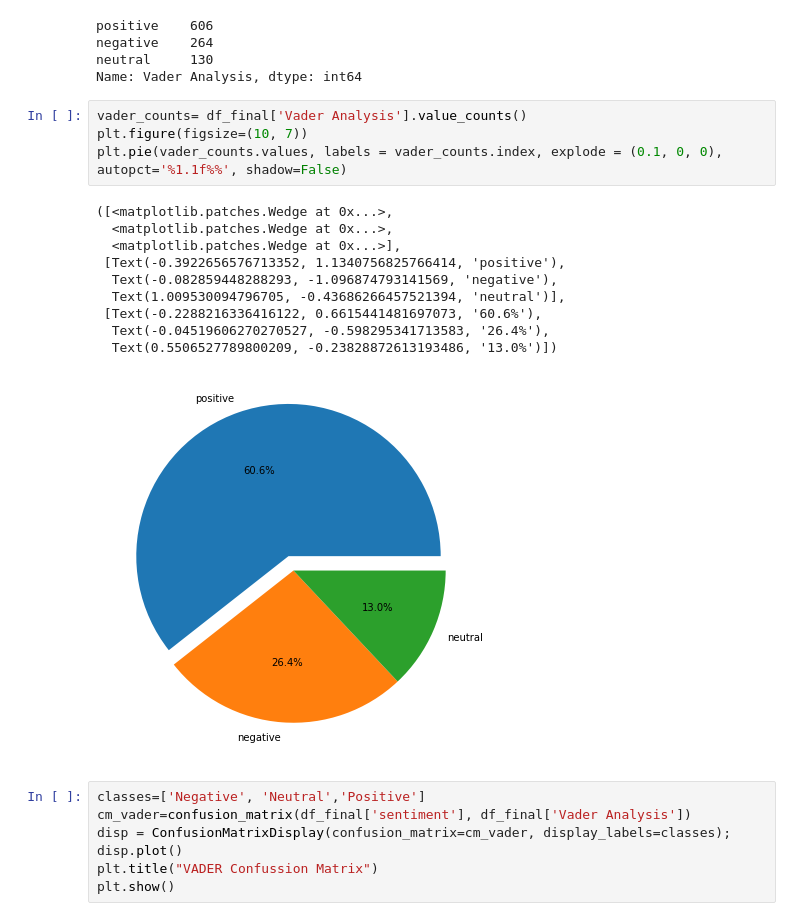
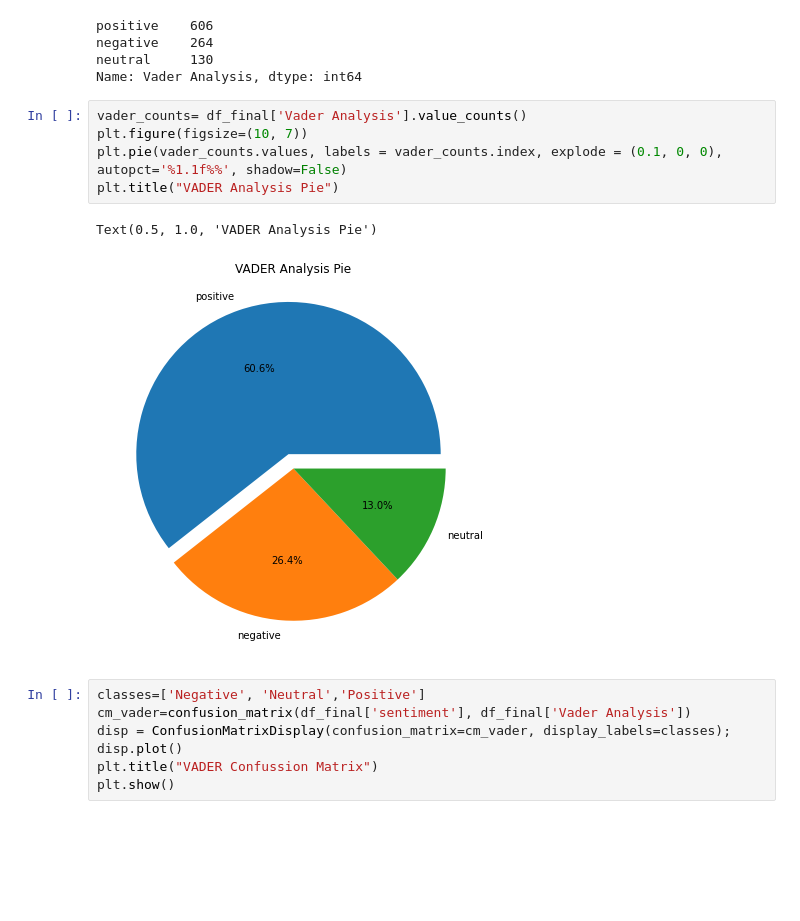
Before and after one commit to karlacuv/MCD_Procesamiento, a Jupyter notebook: Tarea2_AnalisisSentimiento.ipynb, the cells around one changed output. Cells and saved outputs as stored; diff of their text form; blank space fills up the shorter version.

```diff
--- a/Tarea2_AnalisisSentimiento.ipynb
+++ b/Tarea2_AnalisisSentimiento.ipynb
@@ -259,18 +255,11 @@ Name: Vader Analysis, dtype: int64
 # %%
 vader_counts= df_final['Vader Analysis'].value_counts()
 plt.figure(figsize=(10, 7))
 plt.pie(vader_counts.values, labels = vader_counts.index, explode = (0.1, 0, 0), autopct='%1.1f%%', shadow=False)
+plt.title("VADER Analysis Pie")
 # %% [output]
-([<matplotlib.patches.Wedge at 0x...>,
-  <matplotlib.patches.Wedge at 0x...>,
-  <matplotlib.patches.Wedge at 0x...>],
- [Text(-0.3922656576713352, 1.1340756825766414, 'positive'),
-  Text(-0.082859448288293, -1.096874793141569, 'negative'),
-  Text(1.009530094796705, -0.43686266457521394, 'neutral')],
- [Text(-0.2288216336416122, 0.6615441481697073, '60.6%'),
-  Text(-0.04519606270270527, -0.598295341713583, '26.4%'),
-  Text(0.5506527789800209, -0.23828872613193486, '13.0%')])
+Text(0.5, 1.0, 'VADER Analysis Pie')
-[figure, old version]
+[figure, new version]
 # %%
 classes=['Negative', 'Neutral','Positive']
 cm_vader=confusion_matrix(df_final['sentiment'], df_final['Vader Analysis'])
```
Also changed, not shown: parts of 2 cells of this notebook.
